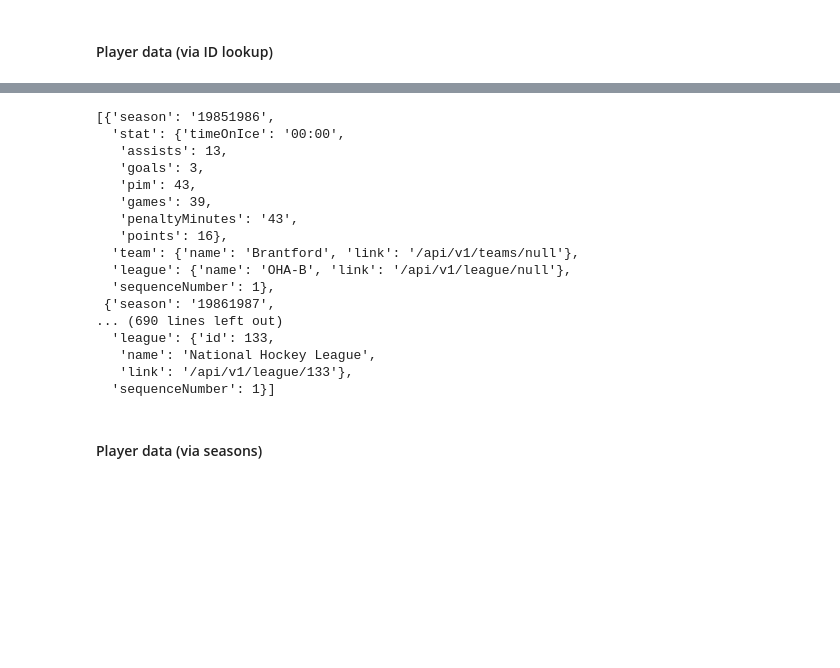
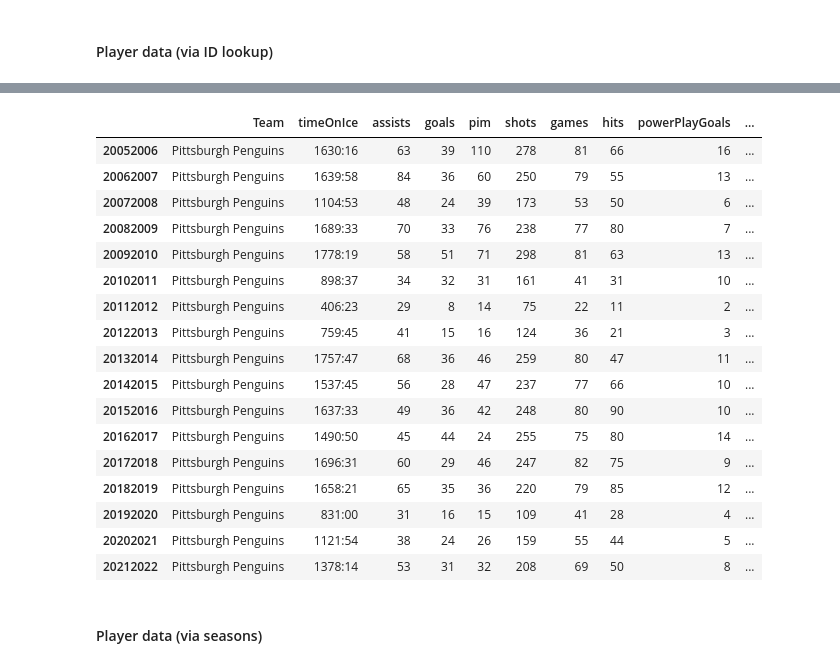
Before and after one commit to adam-paul/compendia, a Jupyter notebook: notebooks/nhl_project.ipynb, the cells around one changed output, grey strips where cells are left out. Saved outputs shown, nothing was run; the diff lists cells and outputs as text; code cells hidden in the pictures; blank space fills up the shorter version.

```diff
--- a/notebooks/nhl_project.ipynb
+++ b/notebooks/nhl_project.ipynb
@@ -167,4 +191,4 @@ rb_stat = get_player_stats('Rob Blake')
 # %%
-rb_stats = [rb_season['stat'] for rb_season in rb_stat if rb_season['league']['name'] == 'National Hockey League']
-rb_seasons = [rb_season['season'] for rb_season in rb_stat if rb_season['league']['name'] == 'National Hockey League']
-rb_teams = [rb_season['team']['name'] for rb_season in rb_stat if rb_season['league']['name'] == 'National Hockey League']
+player_stats = [player_season['stat'] for player_season in player_stat if player_season['league']['name'] == 'National Hockey League']
+player_seasons = [player_season['season'] for player_season in player_stat if player_season['league']['name'] == 'National Hockey League']
+player_teams = [player_season['team']['name'] for player_season in player_stat if player_season['league']['name'] == 'National Hockey League']
@@ -193 +195,3 @@ rb_stats_dict = dict(zip(rb_seasons, rb_stats))
+# %%
+player_stats_dict = dict(zip(player_seasons, player_stats))
 # %%
@@ -195,23 +199,28 @@ leagues = [rb_season['league']['name'] for rb_season in rb_stat]
-# %%
-rb_stat
-# %% [output]
-[{'season': '19851986',
-  'stat': {'timeOnIce': '00:00',
-   'assists': 13,
-   'goals': 3,
-   'pim': 43,
-   'games': 39,
-   'penaltyMinutes': '43',
-   'points': 16},
-  'team': {'name': 'Brantford', 'link': '/api/v1/teams/null'},
-  'league': {'name': 'OHA-B', 'link': '/api/v1/league/null'},
-  'sequenceNumber': 1},
- {'season': '19861987',
-... (690 lines left out)
-  'league': {'id': 133,
-   'name': 'National Hockey League',
-   'link': '/api/v1/league/133'},
-  'sequenceNumber': 1}]
+# %%
+player_df = pd.DataFrame.from_dict(player_stats_dict, orient='index')
+# %%
+player_df.insert(loc=0, column='Team', value=player_teams)
+# %%
+player_df
+# %% [output]
+|  | Team | timeOnIce | assists | goals | pim | shots | games | hits | powerPlayGoals | ... |
+| 20052006 | Pittsburgh Penguins | 1630:16 | 63 | 39 | 110 | 278 | 81 | 66 | 16 | ... |
+| 20062007 | Pittsburgh Penguins | 1639:58 | 84 | 36 | 60 | 250 | 79 | 55 | 13 | ... |
+| 20072008 | Pittsburgh Penguins | 1104:53 | 48 | 24 | 39 | 173 | 53 | 50 | 6 | ... |
+| 20082009 | Pittsburgh Penguins | 1689:33 | 70 | 33 | 76 | 238 | 77 | 80 | 7 | ... |
+| 20092010 | Pittsburgh Penguins | 1778:19 | 58 | 51 | 71 | 298 | 81 | 63 | 13 | ... |
+| 20102011 | Pittsburgh Penguins | 898:37 | 34 | 32 | 31 | 161 | 41 | 31 | 10 | ... |
+| 20112012 | Pittsburgh Penguins | 406:23 | 29 | 8 | 14 | 75 | 22 | 11 | 2 | ... |
+| 20122013 | Pittsburgh Penguins | 759:45 | 41 | 15 | 16 | 124 | 36 | 21 | 3 | ... |
+| 20132014 | Pittsburgh Penguins | 1757:47 | 68 | 36 | 46 | 259 | 80 | 47 | 11 | ... |
+| 20142015 | Pittsburgh Penguins | 1537:45 | 56 | 28 | 47 | 237 | 77 | 66 | 10 | ... |
+| 20152016 | Pittsburgh Penguins | 1637:33 | 49 | 36 | 42 | 248 | 80 | 90 | 10 | ... |
+| 20162017 | Pittsburgh Penguins | 1490:50 | 45 | 44 | 24 | 255 | 75 | 80 | 14 | ... |
+| 20172018 | Pittsburgh Penguins | 1696:31 | 60 | 29 | 46 | 247 | 82 | 75 | 9 | ... |
+| 20182019 | Pittsburgh Penguins | 1658:21 | 65 | 35 | 36 | 220 | 79 | 85 | 12 | ... |
+| 20192020 | Pittsburgh Penguins | 831:00 | 31 | 16 | 15 | 109 | 41 | 28 | 4 | ... |
+| 20202021 | Pittsburgh Penguins | 1121:54 | 38 | 24 | 26 | 159 | 55 | 44 | 5 | ... |
+| 20212022 | Pittsburgh Penguins | 1378:14 | 53 | 31 | 32 | 208 | 69 | 50 | 8 | ... |
 # %% [markdown]
 #### Player data (via seasons)
 # %%
```
Also changed, not shown: parts of 11 cells of this notebook.
